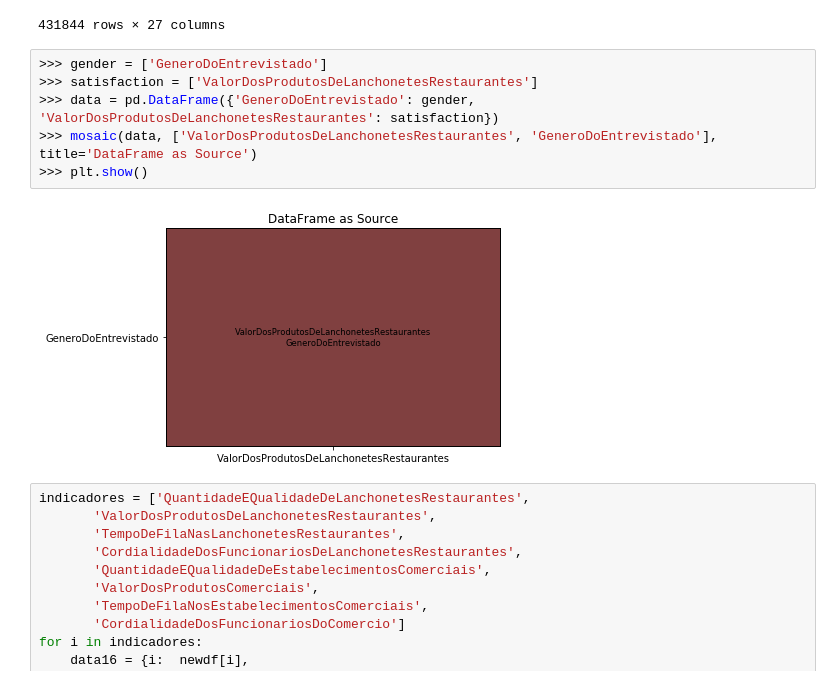
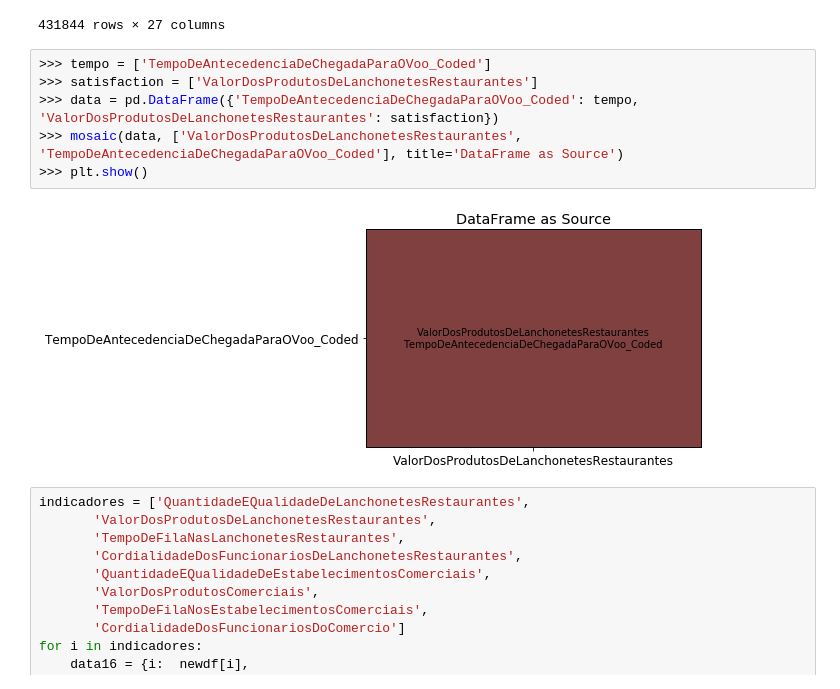
Before and after one commit to LeniceMirian/CAP394, a Jupyter notebook: Operating Performance_Airport Commercial Indicators.ipynb, the cells around one changed output. Saved outputs shown, nothing was run; the diff lists cells and outputs as text.

```diff
--- a/Operating Performance_Airport Commercial Indicators.ipynb
+++ b/Operating Performance_Airport Commercial Indicators.ipynb
@@ -306,13 +306,13 @@ newdf1
 | 431843 | SBMO | Aeroporto Internacional de Maceió | DESEMBARQUE | 1 | 30/03/2019 | GOL | Internacional | ... |
 431844 rows × 27 columns
 # %%
->>> gender = ['GeneroDoEntrevistado']
+>>> tempo = ['TempoDeAntecedenciaDeChegadaParaOVoo_Coded']
 >>> satisfaction = ['ValorDosProdutosDeLanchonetesRestaurantes']
->>> data = pd.DataFrame({'GeneroDoEntrevistado': gender, 'ValorDosProdutosDeLanchonetesRestaurantes': satisfaction})
->>> mosaic(data, ['ValorDosProdutosDeLanchonetesRestaurantes', 'GeneroDoEntrevistado'], title='DataFrame as Source')
+>>> data = pd.DataFrame({'TempoDeAntecedenciaDeChegadaParaOVoo_Coded': tempo, 'ValorDosProdutosDeLanchonetesRestaurantes': satisfaction})
+>>> mosaic(data, ['ValorDosProdutosDeLanchonetesRestaurantes', 'TempoDeAntecedenciaDeChegadaParaOVoo_Coded'], title='DataFrame as Source')
 >>> plt.show()
 # %% [output]
-[figure, old version]
+[figure, new version]
 # %%
 indicadores = ['QuantidadeEQualidadeDeLanchonetesRestaurantes',
        'ValorDosProdutosDeLanchonetesRestaurantes',
```
Also changed, not shown: parts of 1 cell of this notebook.
